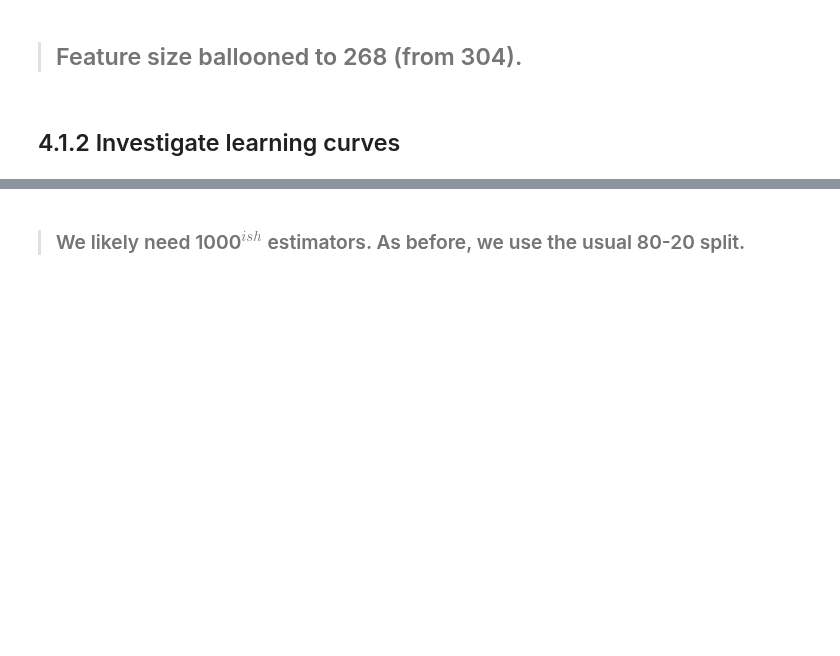
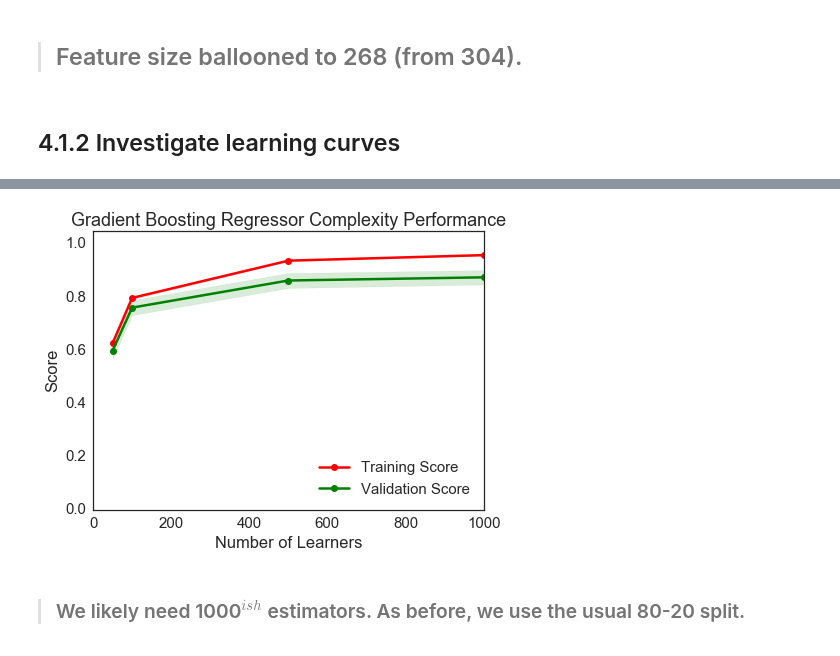
Before and after one commit to gmsardane/Predicting-Ames-Housing-Prices, a Jupyter notebook: Training_Whole_Features_Set_GBT.ipynb, the cells around one changed output, grey strips where cells are left out. Saved outputs shown, nothing was run; the diff lists cells and outputs as text; code cells hidden in the pictures; blank space fills up the shorter version.

```diff
--- a/Training_Whole_Features_Set_GBT.ipynb
+++ b/Training_Whole_Features_Set_GBT.ipynb
@@ -246,5 +248,7 @@ Processed feature columns (268 total features):
 # %%
-#vs.ModelComplexity(X_all, y_all)
+vs.ModelComplexity(X_all, y_all)
+# %% [output]
+[figure, added]
 # %% [markdown]
 > ### We likely need 1000$^{ish}$ estimators. As before, we use the usual 80-20 split.
 # %% [markdown]
```
Also changed, not shown: parts of 40 cells of this notebook.
